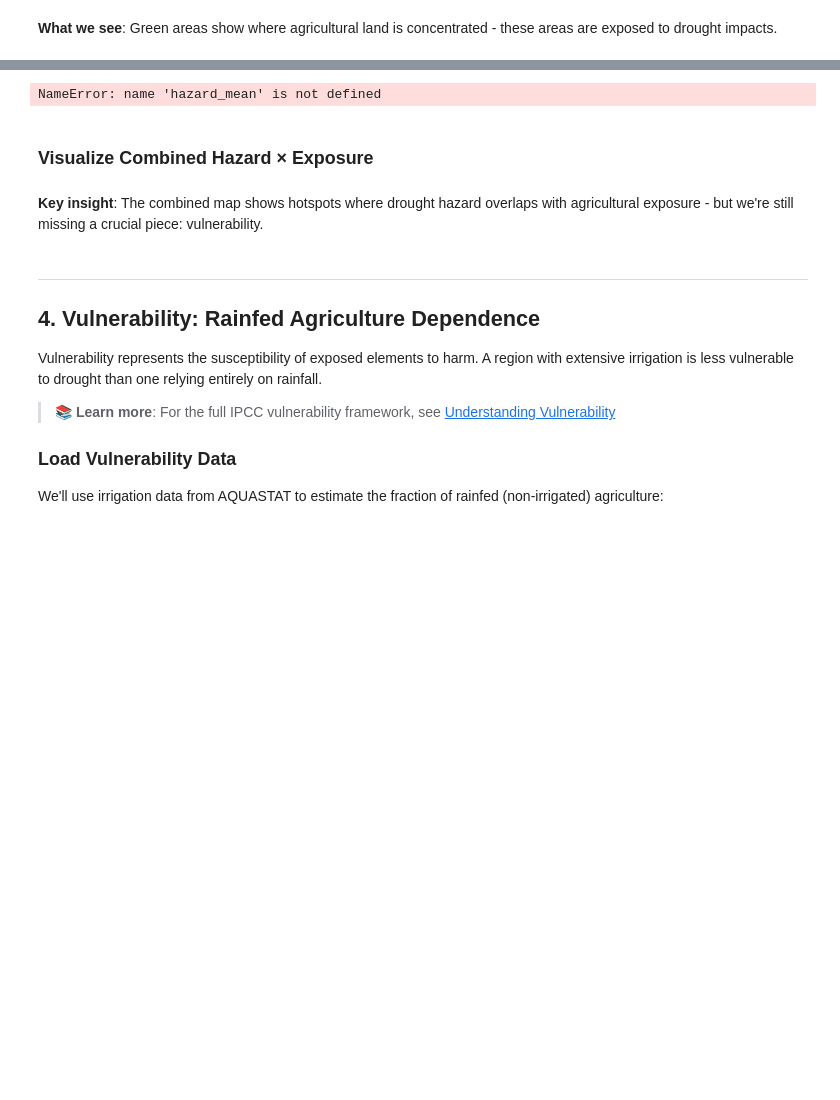
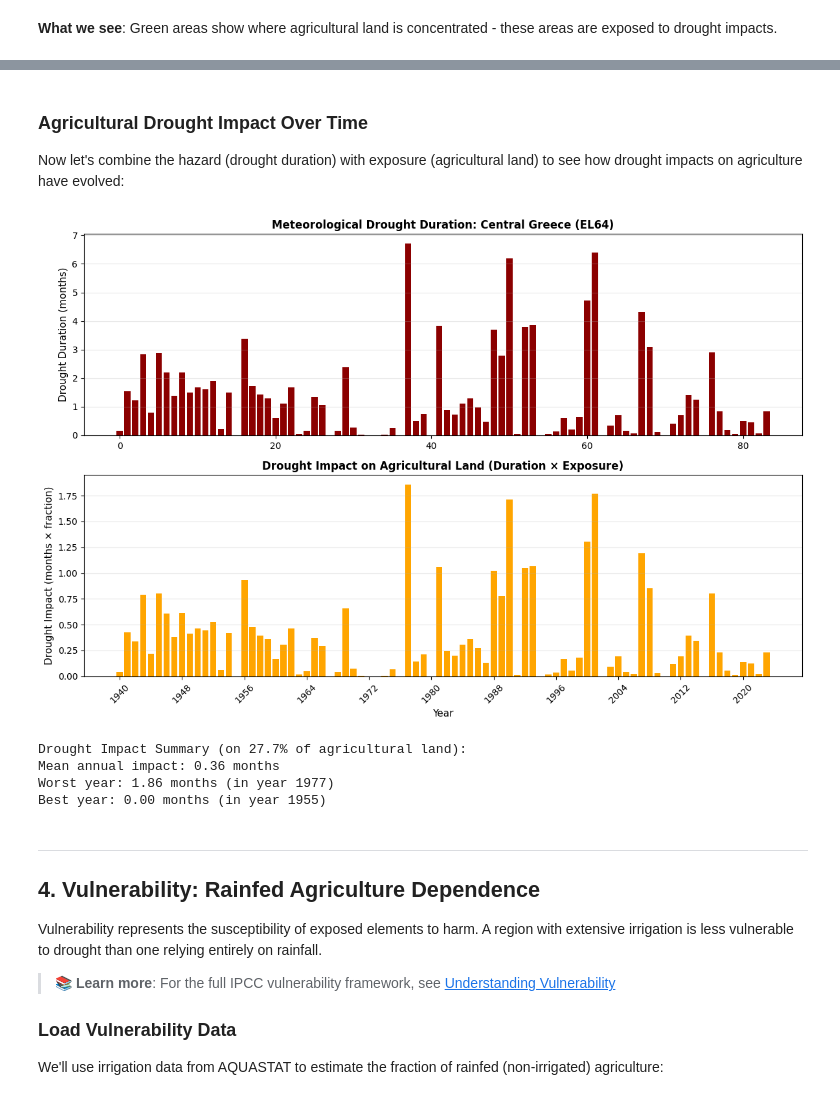
Before and after one commit to ecmwf-training/drought-exposure, a Jupyter notebook: tutorials/get_started.ipynb, the cells around one changed output, grey strips where cells are left out. Saved outputs shown, nothing was run; the diff lists cells and outputs as text; code cells hidden in the pictures; blank space fills up the shorter version.

Commit message:
feat: multiply exposure with drought duration and visualise

```diff
--- a/tutorials/get_started.ipynb
+++ b/tutorials/get_started.ipynb
@@ -371,14 +365,0 @@ Now let's see what happens when we combine hazard and exposure. This shows us wh
-# %%
-# Ensure both datasets are on the same grid
-# (In practice, you'd use proper regridding - see How-To Guides)
-exposure_regrid = exposure.interp_like(hazard_mean)
-
-# Calculate hazard × exposure
-hazard_exposure = hazard_mean * exposure_regrid
-
-# Normalize to 0-1 scale for easier interpretation
-hazard_exposure_norm = (hazard_exposure - hazard_exposure.min()) / (hazard_exposure.max() - hazard_exposure.min())
-# %% [output]
-NameError: name 'hazard_mean' is not defined
-# %% [markdown]
-### Visualize Combined Hazard × Exposure
@@ -402,5 +366,49 @@ plt.show()
-# %% [markdown]
-**Key insight**: The combined map shows hotspots where drought hazard overlaps with agricultural exposure - but we're still missing a crucial piece: vulnerability.
+# %% [markdown]
+### Agricultural Drought Impact Over Time
+
+Now let's combine the hazard (drought duration) with exposure (agricultural land) to see how drought impacts on agriculture have evolved:
+# %%
+# Calculate drought impact on agricultural areas
+# Impact = drought duration × fraction of agricultural land
+agricultural_drought_impact = hazard_region['dmd'].values * ag_fraction
+
+# Create a figure with two subplots
+fig, (ax1, ax2) = plt.subplots(2, 1, figsize=(12, 8))
+
+# Plot 1: Original drought duration
+ax1.bar(range(len(hazard_region['time'])), hazard_region['dmd'].values, color='darkred', width=0.8)
+ax1.set_title('Meteorological Drought Duration: Central Greece (EL64)', fontsize=12, fontweight='bold')
+ax1.set_ylabel('Drought Duration (months)', fontsize=11)
+ax1.grid(True, alpha=0.3, axis='y')
+
+# Plot 2: Drought impact on agricultural land
+ax2.bar(range(len(hazard_region['time'])), agricultural_drought_impact, color='orange', width=0.8)
+ax2.set_title('Drought Impact on Agricultural Land (Duration × Exposure)', fontsize=12, fontweight='bold')
+ax2.set_xlabel('Year', fontsize=11)
+ax2.set_ylabel('Drought Impact (months × fraction)', fontsize=11)
+ax2.grid(True, alpha=0.3, axis='y')
+
+# Set consistent x-axis labels
+years_subset = hazard_region['time'].values[::max(1, len(hazard_region['time'])//10)]
+years_labels = [str(t.astype('datetime64[Y]')) for t in years_subset]
+tick_positions = range(0, len(hazard_region['time']), max(1, len(hazard_region['time'])//10))
+ax2.set_xticks(tick_positions)
+ax2.set_xticklabels(years_labels, rotation=45)
+
+plt.tight_layout()
+plt.show()
+
+# Print summary statistics
+print(f"Drought Impact Summary (on {ag_fraction*100:.1f}% of agricultural land):")
+print(f"Mean annual impact: {agricultural_drought_impact.mean():.2f} months")
+print(f"Worst year: {agricultural_drought_impact.max():.2f} months (in year {hazard_region['time'].values[np.argmax(agricultural_drought_impact)].astype('datetime64[Y]')})")
+print(f"Best year: {agricultural_drought_impact.min():.2f} months (in year {hazard_region['time'].values[np.argmin(agricultural_drought_impact)].astype('datetime64[Y]')})")
+# %% [output]
+[figure, added]
+Drought Impact Summary (on 27.7% of agricultural land):
+Mean annual impact: 0.36 months
+Worst year: 1.86 months (in year 1977)
+Best year: 0.00 months (in year 1955)
 # %% [markdown]
 ---
 
```
Also changed, not shown: parts of 6 cells of this notebook.
